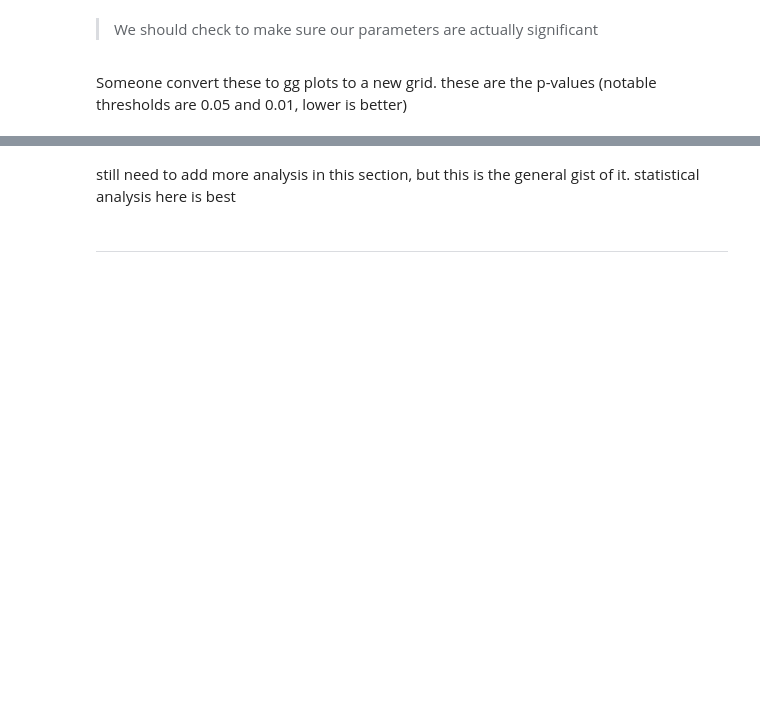
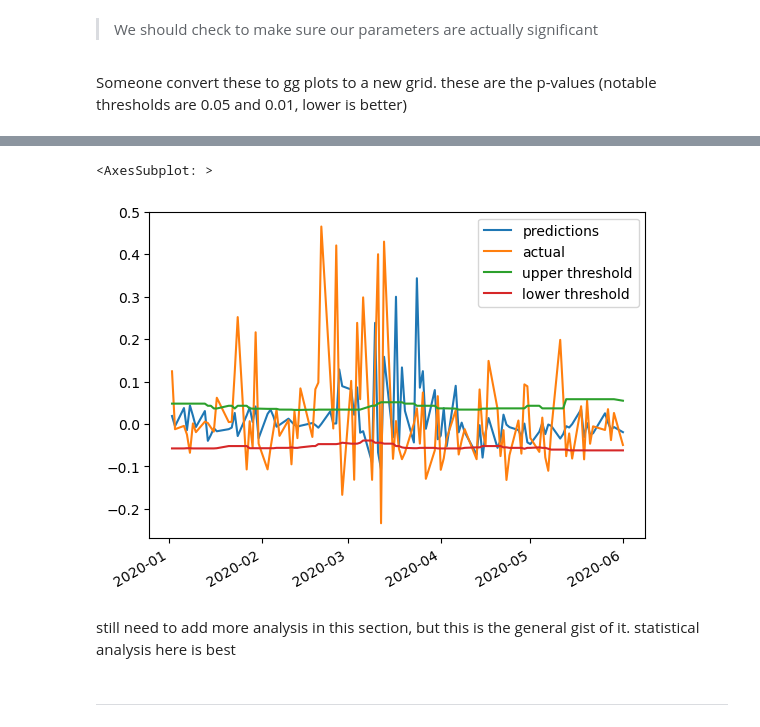
Before and after one commit to tsmcdonnell6604/Quant-Trading-Strategies, a Jupyter notebook: Project/Final_Project.ipynb, the cells around one changed output, grey strips where cells are left out. Cells and saved outputs as stored; diff of their text form; code cells hidden in the pictures; blank space fills up the shorter version.

```diff
--- a/Project/Final_Project.ipynb
+++ b/Project/Final_Project.ipynb
@@ -135,4 +105,9 @@ predicted_results
 1762 rows × 4 columns
+# %%
+predicted_results.loc['2020-01-01':'2020-06-01'].plot()
+# %% [output]
+<AxesSubplot: >
+[figure, added]
 # %% [markdown]
 still need to add more analysis in this section, but this is the general gist of it. statistical analysis here is best
 # %% [markdown]
```
Also changed, not shown: parts of 12 cells of this notebook, 3 other files.
